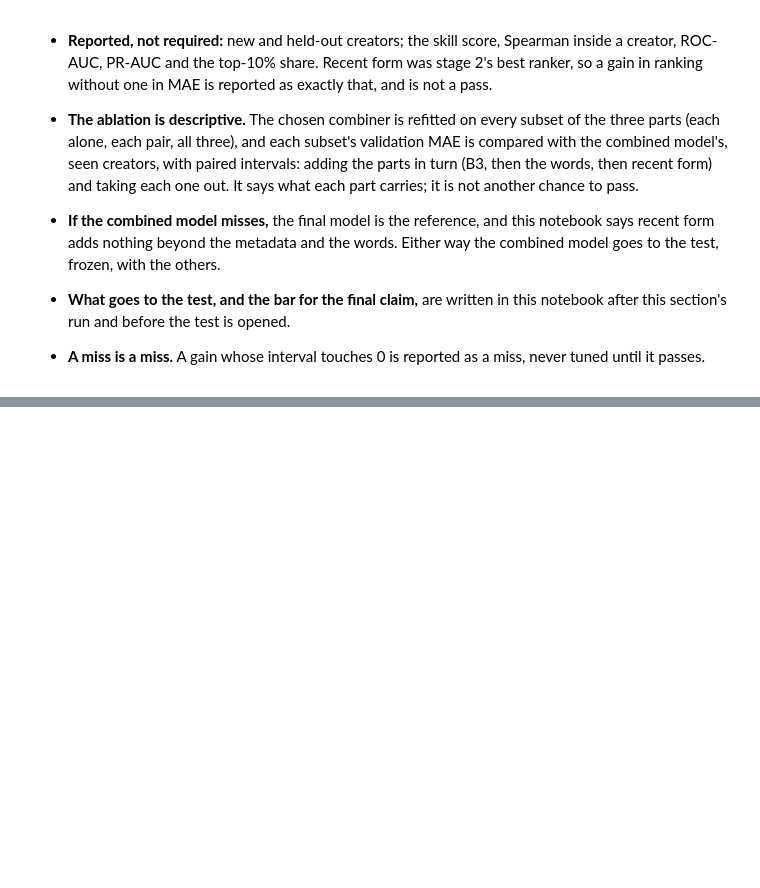
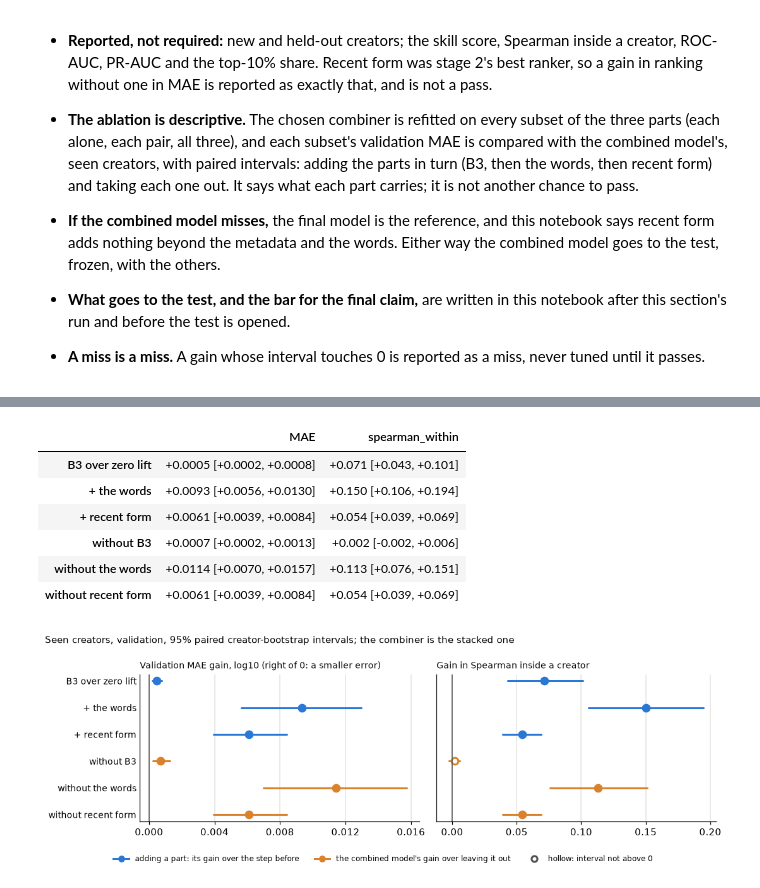
Before and after one commit to saricmilos/share-rate-prediction, a Jupyter notebook: notebooks/05_results.ipynb, the cells around one changed output, grey strips where cells are left out. Drawn from its saved outputs; the diff is of its cells as text; code cells hidden in the pictures; blank space fills up the shorter version.

```diff
--- a/notebooks/05_results.ipynb
+++ b/notebooks/05_results.ipynb
@@ -76,0 +619,19 @@ This cell was written, and committed, before any combined model was fitted or sc
+# %%
+PARTS = {"B3": {"stacked": ["B3"], "boosted": NUMERIC + ["weekday_utc"]},
+         "the words": {"stacked": ["the words"], "boosted": ["the words"]},
+         "recent form": {"stacked": ["recent form", "no recent form"], "boosted": ["recent form"]}}
+SUBSETS = [("B3",), ("the words",), ("recent form",), ("B3", "the words"), ("B3", "recent form"),
+           ("the words", "recent form"), ("B3", "the words", "recent form")]
+ablation = {"nothing (zero lift)": predictions["B0 zero lift"]}
+for subset in SUBSETS:
+    columns = [c for part in subset for c in PARTS[part][COMBINER]]
+    ablation[" + ".join(subset)] = linear_stack(columns)[1] if COMBINER == "stacked" else boosted(columns)[1]
+FULL = " + ".join(SUBSETS[-1])
+assert np.allclose(ablation[FULL], predictions["combined"])  # the full subset is the combined model itself
+
+ablation_table = paired_creator_bootstrap(METRICS["MAE"][0], lift[seen_rows],
+                                          {m: p[seen_rows] for m, p in ablation.items()}, creator[seen_rows],
+                                          base=FULL, lower_is_better=True, n_boot=N_BOOT, seed=SEED)
+display(pd.DataFrame({"seen creators' MAE": ablation_table.value.round(4),
+                      "against the combined model": [interval(r) for r in ablation_table.itertuples()]})
+        .rename_axis(f"{COMBINER}, refitted on"))
@@ -76,0 +656,50 @@ This cell was written, and committed, before any combined model was fitted or sc
+# %%
+from matplotlib.ticker import MaxNLocator
+
+BLUE, ORANGE, MUTED, GRID = "#2a78d6", "#d9822b", "#52514e", "#e4e3df"  # the earlier notebooks' colours
+steps = [  # (label, base, model, colour): blue adds a part, orange takes one out
+    ("B3 over zero lift", "nothing (zero lift)", "B3", BLUE),
+    ("+ the words", "B3", "B3 + the words", BLUE),
+    ("+ recent form", "B3 + the words", FULL, BLUE),
+    ("without B3", "the words + recent form", FULL, ORANGE),
+    ("without the words", "B3 + recent form", FULL, ORANGE),
+    ("without recent form", "B3 + the words", FULL, ORANGE),
+]
+step_gains = {(label, metric): paired(metric, seen_rows, base, model, preds=ablation)
+              for label, base, model, _ in steps for metric in ["MAE", "spearman_within"]}
+display(pd.DataFrame({metric: {label: interval(step_gains[label, metric], 4 if metric == "MAE" else 3)
+                               for label, *_ in steps} for metric in ["MAE", "spearman_within"]}))
+fig, axes = plt.subplots(1, 2, figsize=(10, 3.4), sharey=True)
+for ax, metric, title in [(axes[0], "MAE", "Validation MAE gain, log10 (right of 0: a smaller error)"),
+                          (axes[1], "spearman_within", "Gain in Spearman inside a creator")]:
+    for y, (label, base, model, colour) in enumerate(reversed(steps)):
+        r = step_gains[label, metric]
+        ax.plot([r.gain_low, r.gain_high], [y, y], color=colour, linewidth=2, solid_capstyle="round")
+        ax.plot(r.gain, y, "o", markersize=7, markeredgewidth=2, color=colour,
+                markerfacecolor=colour if r.gain_low > 0 else "white")
+    ax.axvline(0, color=MUTED, linewidth=1)
+    ax.grid(axis="x", color=GRID, linewidth=1)
+    ax.set_axisbelow(True)
+    ax.tick_params(axis="y", length=0)
+    ax.xaxis.set_major_locator(MaxNLocator(5))
+    ax.set_title(title, loc="left", fontsize=9)
+axes[0].set_yticks(range(len(steps)), [s[0] for s in reversed(steps)], fontsize=9)
+fig.legend(handles=[
+    plt.Line2D([], [], marker="o", color=BLUE, linewidth=2, label="adding a part: its gain over the step before"),
+    plt.Line2D([], [], marker="o", color=ORANGE, linewidth=2, label="the combined model's gain over leaving it out"),
+    plt.Line2D([], [], marker="o", color=MUTED, markerfacecolor="white", markeredgewidth=2, linestyle="none",
+               label="hollow: interval not above 0"),
+], loc="lower center", ncol=3, frameon=False, fontsize=8)
+fig.suptitle(f"Seen creators, validation, 95% paired creator-bootstrap intervals; the combiner is the {COMBINER} one",
+             x=0.01, ha="left", fontsize=10)
+fig.tight_layout(rect=(0, 0.08, 1, 1))
+plt.show()
+# %% [output]
+|  | MAE | spearman_within |
+| B3 over zero lift | +0.0005 [+0.0002, +0.0008] | +0.071 [+0.043, +0.101] |
+| + the words | +0.0093 [+0.0056, +0.0130] | +0.150 [+0.106, +0.194] |
+| + recent form | +0.0061 [+0.0039, +0.0084] | +0.054 [+0.039, +0.069] |
+| without B3 | +0.0007 [+0.0002, +0.0013] | +0.002 [-0.002, +0.006] |
+| without the words | +0.0114 [+0.0070, +0.0157] | +0.113 [+0.076, +0.151] |
+| without recent form | +0.0061 [+0.0039, +0.0084] | +0.054 [+0.039, +0.069] |
+[figure, added]
```
Also changed, not shown: parts of 37 cells of this notebook, 1 other file.
